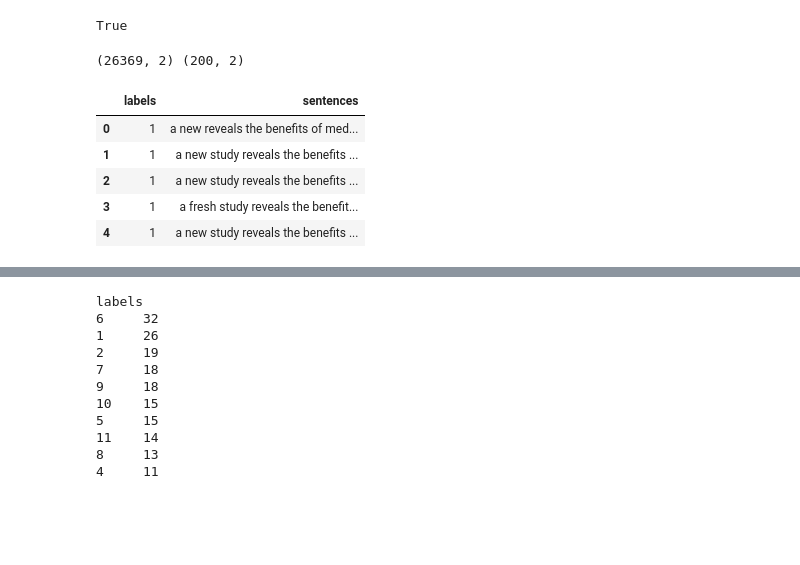
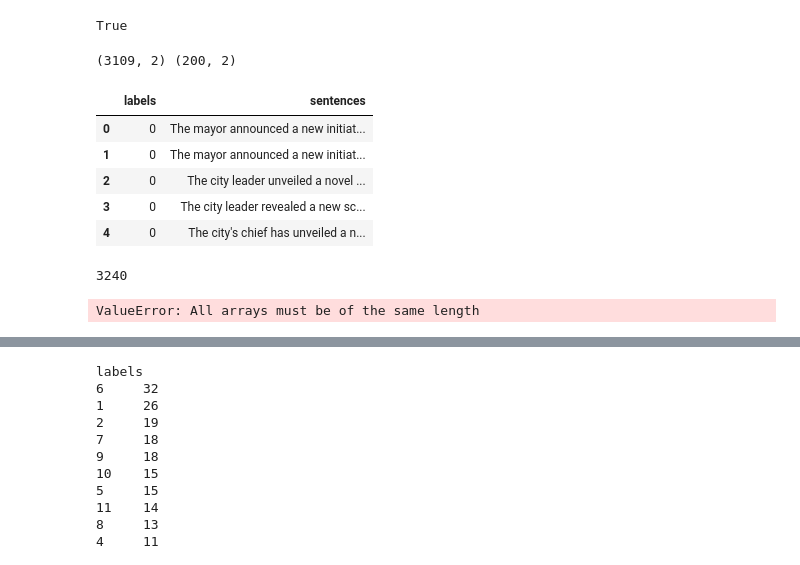
Before and after one commit to baptlem/sentence_classification, a Jupyter notebook: matthias_notebook.ipynb, the cells around one changed output, grey strips where cells are left out. Drawn from its saved outputs; the diff is of its cells as text; code cells hidden in the pictures; blank space fills up the shorter version.

```diff
--- a/matthias_notebook.ipynb
+++ b/matthias_notebook.ipynb
@@ -70,16 +72,16 @@ embedding = 'sentence-transformers/all-MiniLM-L6-v2'
 # some reflexion need to be made on the data augmentation techniques, and how to improve data quality
 # we can also try to change the embedding model
 # %%
-df_train_plus = pd.read_csv("data_test/train_set_0104_30.txt",names=['labels','sentences'],sep='\t')
+df_train_plus = pd.read_csv("data/0804_llama.txt",names=['labels','sentences'],sep='\t')
 df_train_plus = df_train_plus.drop_duplicates(subset='sentences').reset_index(drop=True)
 df_test = pd.read_csv("data/annotated_test.txt", sep=';',names=['labels','sentences'])
 print(df_train_plus.shape,df_test.shape)
 df_train_plus.head()
 # %% [output]
-(26369, 2) (200, 2)
+(3109, 2) (200, 2)
 |  | labels | sentences |
-| 0 | 1 | a new reveals the benefits of med... |
-| 1 | 1 | a new study reveals the benefits ... |
-| 2 | 1 | a new study reveals the benefits ... |
-| 3 | 1 | a fresh study reveals the benefit... |
-| 4 | 1 | a new study reveals the benefits ... |
+| 0 | 0 | The mayor announced a new initiat... |
+| 1 | 0 | The mayor announced a new initiat... |
+| 2 | 0 | The city leader unveiled a novel ... |
+| 3 | 0 | The city leader revealed a new sc... |
+| 4 | 0 | The city's chief has unveiled a n... |
@@ -85,0 +90,4 @@ df_train_plus.head()
+# %%
+len(test_final)
+# %% [output]
+3240
@@ -85,0 +113,4 @@ df_train_plus.head()
+# %%
+df = pd.DataFrame({"predictions":results,"labels":list(df_test['labels']),'sentence':list(df_test['sentences'])})
+# %% [output]
+ValueError: All arrays must be of the same length
```
Also changed, not shown: parts of 14 cells of this notebook, 8 other files.
